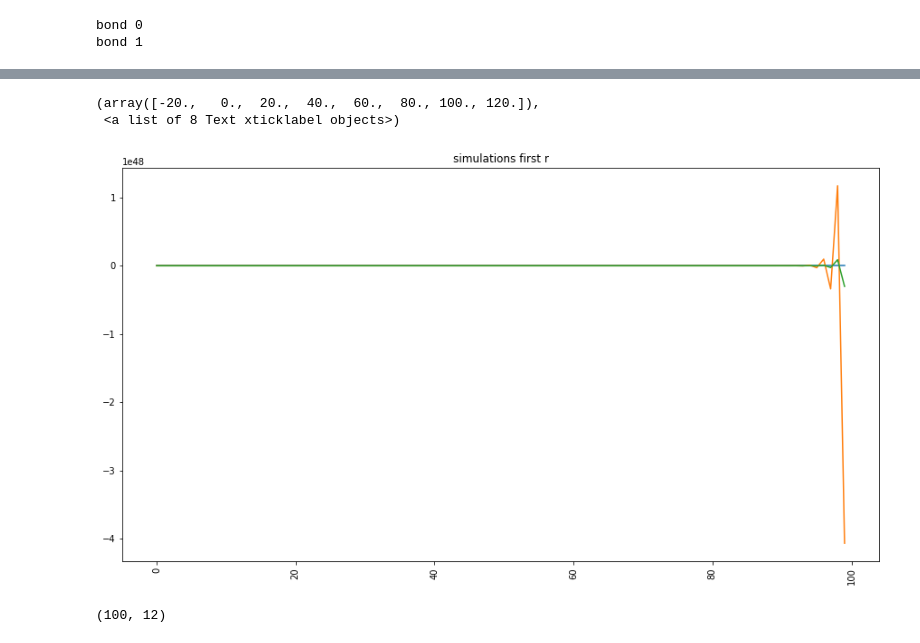
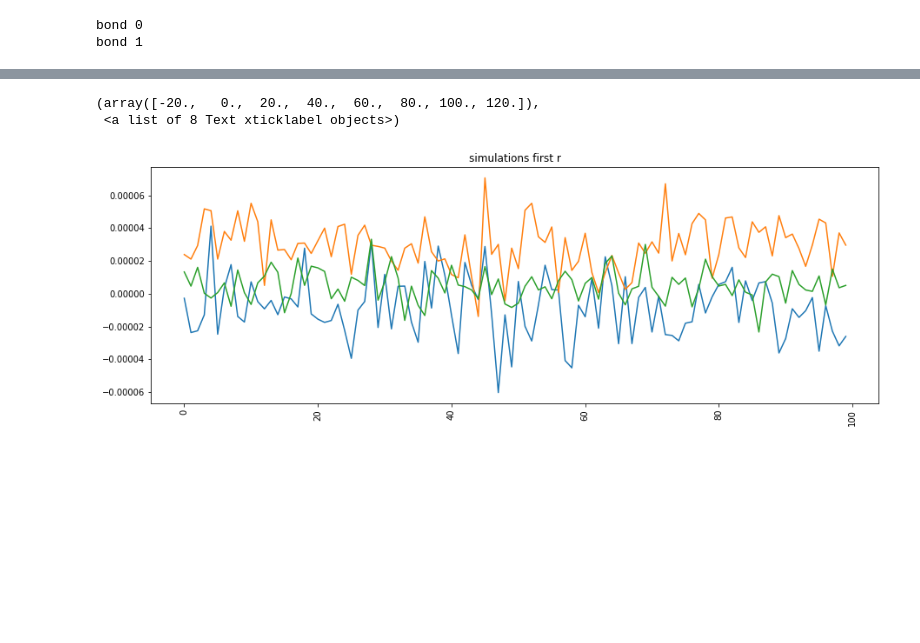
Before and after one commit to umanetz/risk_management, a Jupyter notebook: Bonds2.ipynb, the cells around one changed output, grey strips where cells are left out. Saved outputs shown, nothing was run; the diff lists cells and outputs as text; code cells hidden in the pictures; blank space fills up the shorter version.

```diff
--- a/Bonds2.ipynb
+++ b/Bonds2.ipynb
@@ -140,7 +139,6 @@ bond_info = {}
 
 for bond_i in range(bond_count):
     coupons_i = pd.read_excel('офз_график_выплат.xlsx', sheet_name=bond_i)[['Date', 'Coupon']].astype({'Date':'M8[D]'})
-    coupons_date = coupons_i['Date'].values
 
     info = pd.read_excel('офз_описание.xlsx', bond_i, index_col=0)
     num_coupons = info.loc['Периодичность выплаты купона в год'].values[0]
@@ -148,8 +146,9 @@ for bond_i in range(bond_count):
     expDate = np.datetime64(info.loc['Дата погашения'].values[0])
 
     coupons_rate = coupons_i['Coupon'].values / num_coupons / 100
-    coupons_rate = coupons_rate[coupons_date > tradeDate1]
-    coupons_date = coupons_date[coupons_date > tradeDate1].reshape(-1,1)
+    coupons_date = coupons_i['Date'].values
+#     coupons_rate = coupons_rate[coupons_date > tradeDate1]
+#     coupons_date = coupons_date[coupons_date > tradeDate1].reshape(-1,1)
 
     bond_info[bond_i] = {
         'coupons_date': coupons_date,
@@ -175,8 +174,8 @@ for i in bond_info:
 def VasicekPath(params,r0, N):
     dt = 1
     alpha, b, sigma = params[0], params[1], params[2]
-    r = np.zeros(N)
-    r[0]=r0
-    for j in range(1,N):
-        r[j] = r[j-1] + alpha*(b-r[j-1])*dt + sigma*np.sqrt(dt)*np.random.randn()
+    r = [] # варианты аля-ставки на один из аля-TtM
+    for j in range(N):
+        r1 = r0 + alpha*(b-r0)*dt + sigma*np.sqrt(dt)*np.random.randn()
+        r.append(r1)
     return r
@@ -198,3 +181,0 @@ plt.plot(components_for[:, 2])
-# %%
-r = VasicekPath(params[1], r0_diff[1], 100) # пример реализаций 100 аля-ставок для 0компоненты
-plt.plot(r)
@@ -210,7 +188,7 @@ for bond_i in range(bond_count):
     print('bond', bond_i)
     r = []
     for j in range(params.shape[0]):
-        r.append(VasicekPath(params[j], r0_diff[0], N))
+        r.append(VasicekPath(params[j], r0_diff[j], N))
     bond_info[bond_i]['simulations'] = np.array(r).T
 # %% [output]
 bond 0
@@ -234,29 +196,23 @@ dates_index, bond_result['expDate']
 # %%
 #пример симуляции N ставок для каждой из компоненты
 
 bond_i = 0 # далее будем смотреть на конкретную облигацию
 bond_result = bond_info[bond_i]
 
 dates_index = pd.date_range(forecastDate, bond_result['expDate'])[:-1]
 
-plt.figure(figsize =(15,8))
+plt.figure(figsize =(15,5))
 plt.subplot(111)
 plt.plot(bond_result['simulations'][:, :])
 plt.title('simulations first r')
 plt.xticks(rotation=90)
 # %% [output]
 (array([-20.,   0.,  20.,  40.,  60.,  80., 100., 120.]),
  <a list of 8 Text xticklabel objects>)
-[figure, old version]
+[figure, new version]
 # %%
 #переводим аля-ставки в разности реальных ставок
-
 inverse_r = pca.inverse_transform(bond_result['simulations'])
 
 #переводим разности в кривую YTM.
-
 inverse_r = r0.values + np.cumsum(inverse_r,0)
-
-print(inverse_r.shape)
-# %% [output]
-(100, 12)
```
Also changed, not shown: parts of 26 cells of this notebook.
